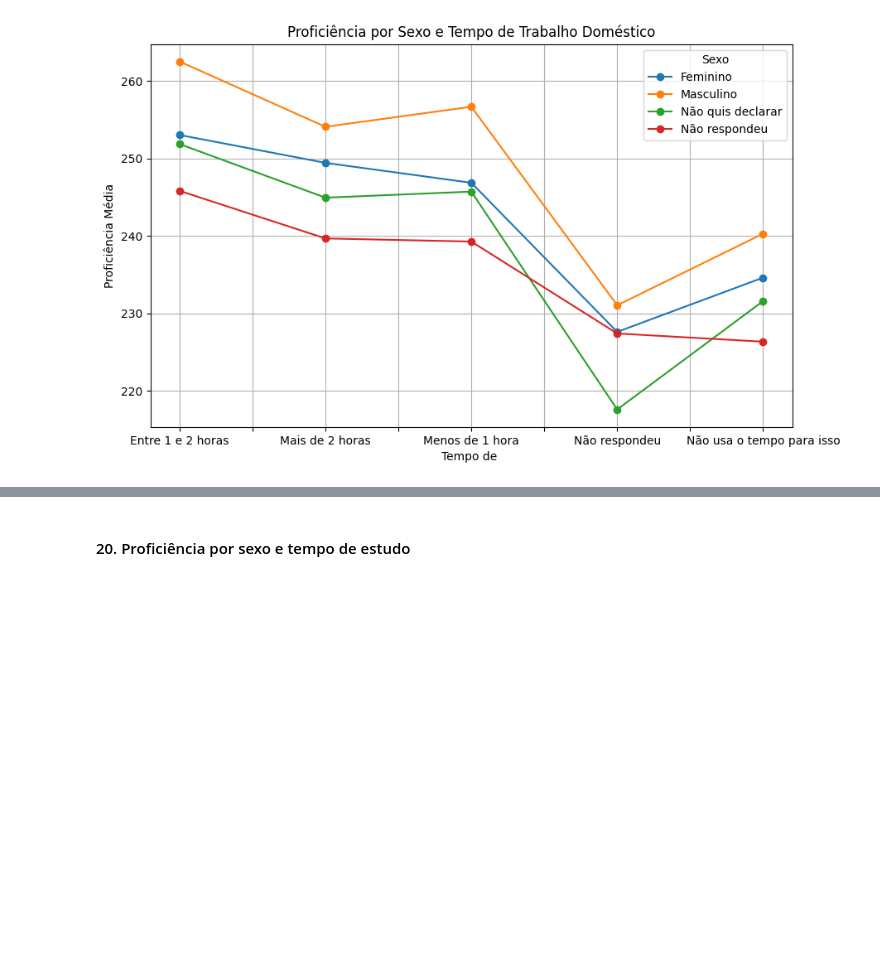
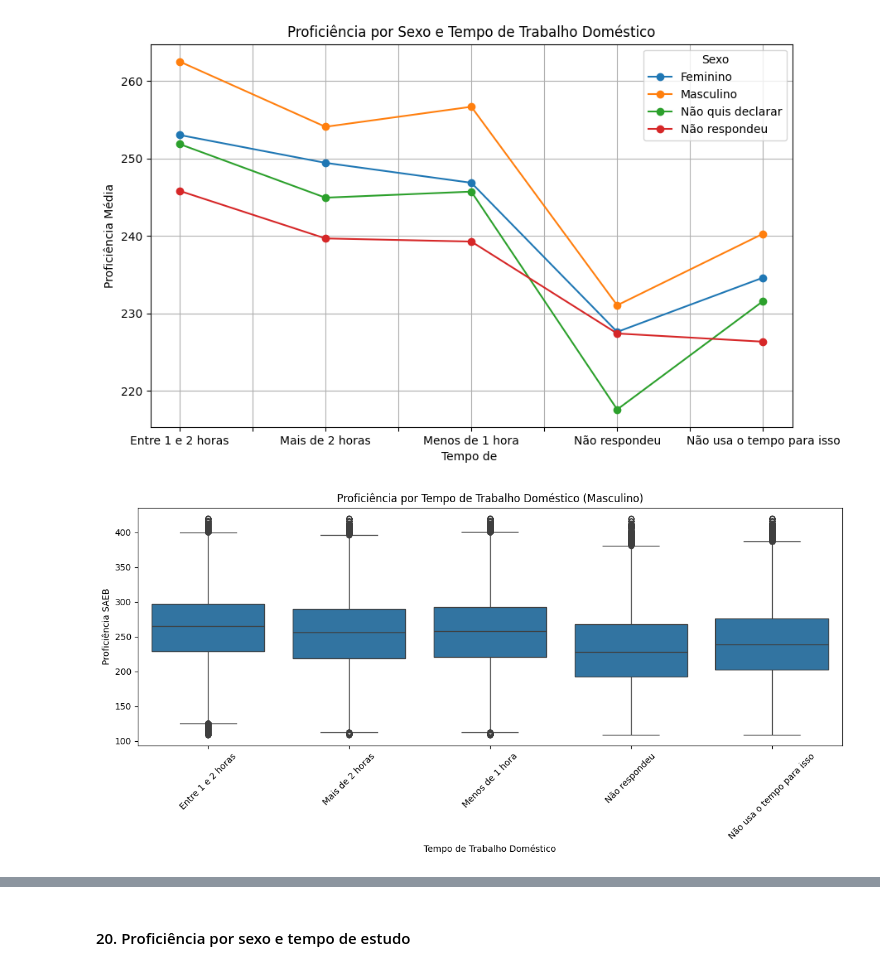
Before and after one commit to emilly788/TCC, a Jupyter notebook: 2. Análise Exploratória dos Dados.ipynb, the cells around one changed output, grey strips where cells are left out. Cells and saved outputs as stored; diff of their text form; code cells hidden in the pictures; blank space fills up the shorter version.

```diff
--- a/2. Análise Exploratória dos Dados.ipynb
+++ b/2. Análise Exploratória dos Dados.ipynb
@@ -727,3 +770,19 @@ plt.legend(title="Sexo")
 plt.show()
 # %% [output]
 [figure]
+# %%
+df_masc = df_final_2[df_final_2["SEXO"] == "Masculino"]
+plt.figure(figsize=(12, 6))
+sns.boxplot(
+    data=df_masc,
+    x="TEMPO_TRAB_DOMES",
+    y="PROFICIENCIA_SAEB"
+)
+plt.title("Proficiência por Tempo de Trabalho Doméstico (Masculino)")
+plt.xlabel("Tempo de Trabalho Doméstico")
+plt.ylabel("Proficiência SAEB")
+plt.xticks(rotation=45)
+plt.tight_layout()
+plt.show()
+# %% [output]
+[figure, added]
```
Also changed, not shown: parts of 8 cells of this notebook.
